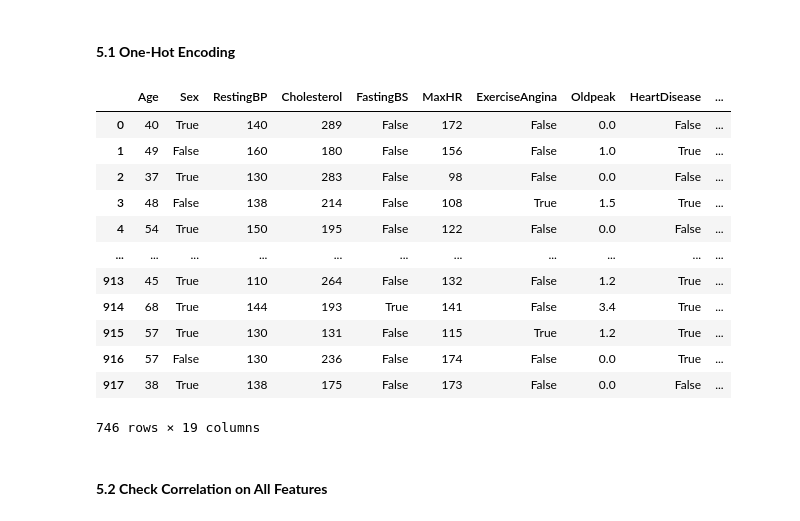
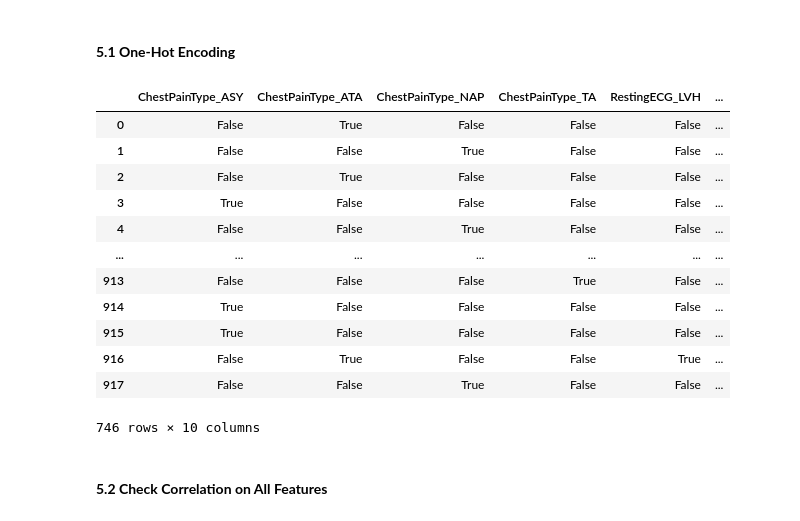
Before and after one commit to azhar-anas/sel-nnml-heart-disease-prediction, a Jupyter notebook: notebooks/1.1_ds1_data_preprocessing.ipynb, the cells around one changed output. Drawn from its saved outputs; the diff is of its cells as text; code cells hidden in the pictures.

```diff
--- a/notebooks/1.1_ds1_data_preprocessing.ipynb
+++ b/notebooks/1.1_ds1_data_preprocessing.ipynb
@@ -736,21 +736,23 @@ df
 #### **5.1 One-Hot Encoding**
 # %%
 df = pd.get_dummies(df, columns=['ChestPainType', 'RestingECG', 'ST_Slope'], drop_first=False)
-df
+df[['ChestPainType_ASY', 'ChestPainType_ATA', 'ChestPainType_NAP', 'ChestPainType_TA',
+    'RestingECG_LVH', 'RestingECG_Normal', 'RestingECG_ST',
+    'ST_Slope_Down', 'ST_Slope_Flat', 'ST_Slope_Up']]
 # %% [output]
-|  | Age | Sex | RestingBP | Cholesterol | FastingBS | MaxHR | ExerciseAngina | Oldpeak | HeartDisease | ... |
-| 0 | 40 | True | 140 | 289 | False | 172 | False | 0.0 | False | ... |
-| 1 | 49 | False | 160 | 180 | False | 156 | False | 1.0 | True | ... |
-| 2 | 37 | True | 130 | 283 | False | 98 | False | 0.0 | False | ... |
-| 3 | 48 | False | 138 | 214 | False | 108 | True | 1.5 | True | ... |
-| 4 | 54 | True | 150 | 195 | False | 122 | False | 0.0 | False | ... |
-| ... | ... | ... | ... | ... | ... | ... | ... | ... | ... | ... |
-| 913 | 45 | True | 110 | 264 | False | 132 | False | 1.2 | True | ... |
-| 914 | 68 | True | 144 | 193 | True | 141 | False | 3.4 | True | ... |
-| 915 | 57 | True | 130 | 131 | False | 115 | True | 1.2 | True | ... |
-| 916 | 57 | False | 130 | 236 | False | 174 | False | 0.0 | True | ... |
-| 917 | 38 | True | 138 | 175 | False | 173 | False | 0.0 | False | ... |
+|  | ChestPainType_ASY | ChestPainType_ATA | ChestPainType_NAP | ChestPainType_TA | RestingECG_LVH | ... |
+| 0 | False | True | False | False | False | ... |
+| 1 | False | False | True | False | False | ... |
+| 2 | False | True | False | False | False | ... |
+| 3 | True | False | False | False | False | ... |
+| 4 | False | False | True | False | False | ... |
+| ... | ... | ... | ... | ... | ... | ... |
+| 913 | False | False | False | True | False | ... |
+| 914 | True | False | False | False | False | ... |
+| 915 | True | False | False | False | False | ... |
+| 916 | False | True | False | False | True | ... |
+| 917 | False | False | True | False | False | ... |
-746 rows × 19 columns
+746 rows × 10 columns
 # %% [markdown]
 #### **5.2 Check Correlation on All Features**
 # %%
```
Also changed, not shown: parts of 1 cell of this notebook, 6 other files.
